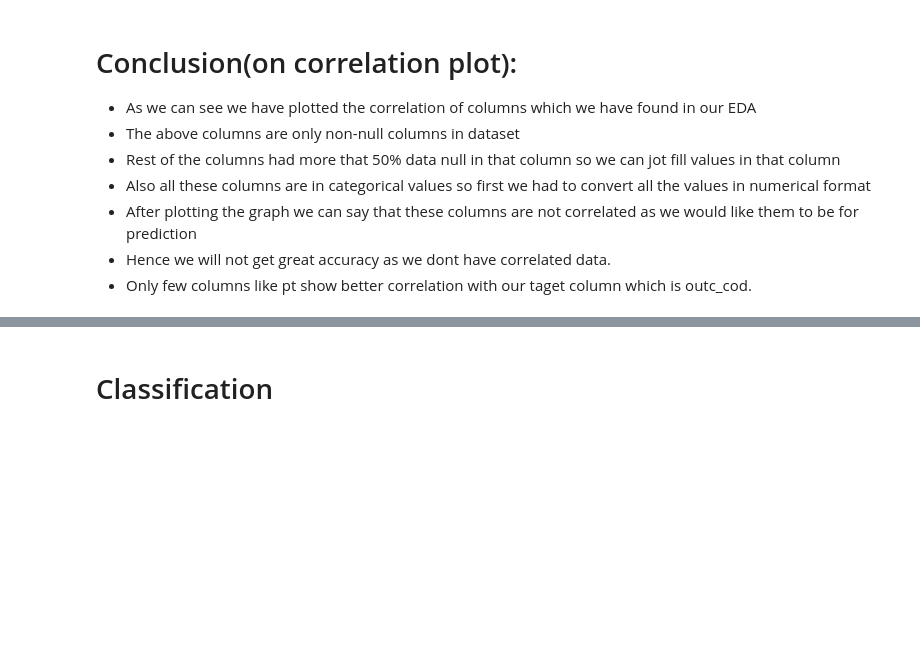
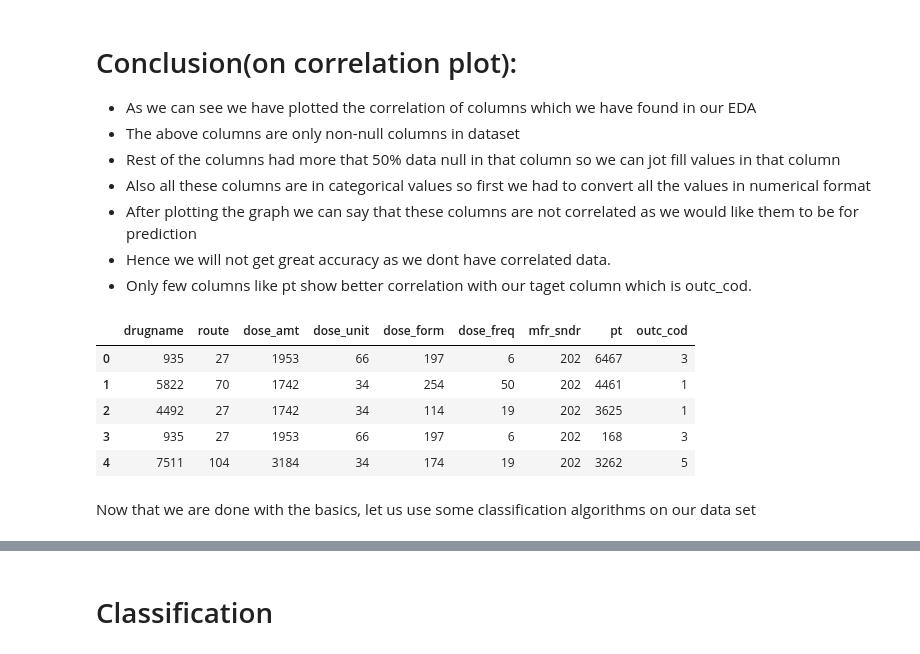
Before and after one commit to prashantvikramsingh/FAERS-FinalProject, a Jupyter notebook: FAERS-NeuralNetwork.ipynb, the cells around one changed output, grey strips where cells are left out. Cells and saved outputs as stored; diff of their text form; code cells hidden in the pictures; blank space fills up the shorter version.

```diff
--- a/FAERS-NeuralNetwork.ipynb
+++ b/FAERS-NeuralNetwork.ipynb
@@ -215,3 +172,14 @@ sns.heatmap(corr1,annot=True)
 - After plotting the graph we can say that these columns are not correlated as we would like them to be for prediction
 - Hence we will not get great accuracy as we dont have correlated data.
 - Only few columns like pt show better correlation with our taget column which is outc_cod.
+# %%
+mle_data_df.head()
+# %% [output]
+|  | drugname | route | dose_amt | dose_unit | dose_form | dose_freq | mfr_sndr | pt | outc_cod |
+| 0 | 935 | 27 | 1953 | 66 | 197 | 6 | 202 | 6467 | 3 |
+| 1 | 5822 | 70 | 1742 | 34 | 254 | 50 | 202 | 4461 | 1 |
+| 2 | 4492 | 27 | 1742 | 34 | 114 | 19 | 202 | 3625 | 1 |
+| 3 | 935 | 27 | 1953 | 66 | 197 | 6 | 202 | 168 | 3 |
+| 4 | 7511 | 104 | 3184 | 34 | 174 | 19 | 202 | 3262 | 5 |
+# %% [markdown]
+Now that we are done with the basics, let us use some classification algorithms on our data set
```
Also changed, not shown: parts of 44 cells of this notebook.
